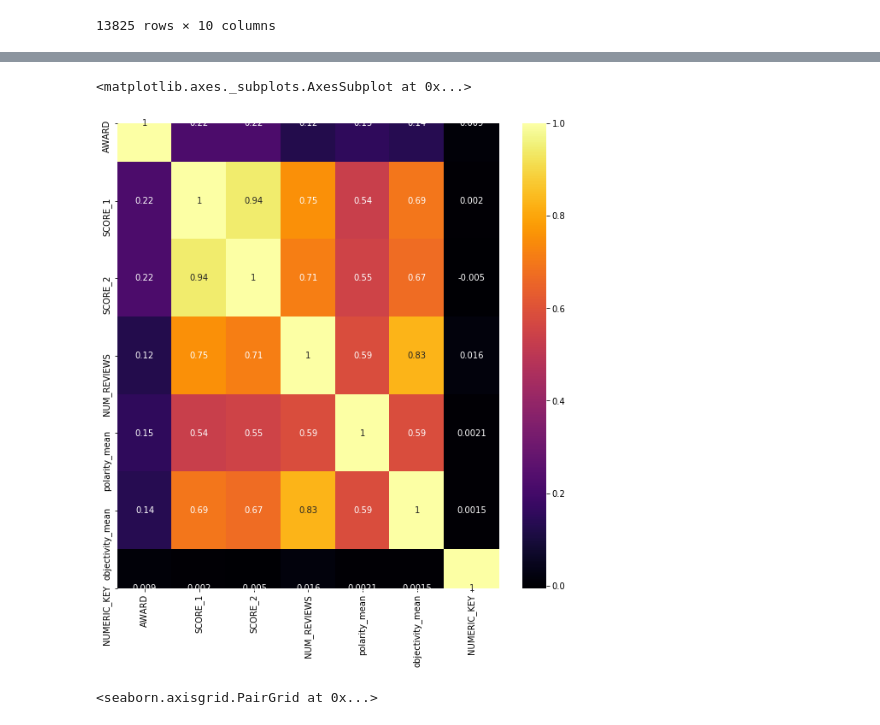
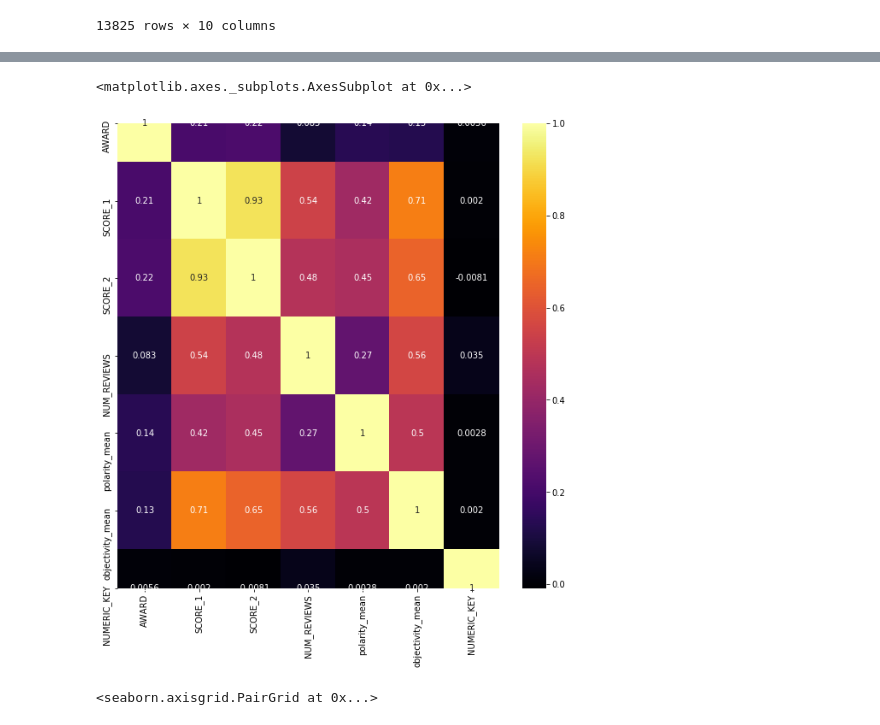
Before and after one commit to thimmis/oscar_winning, a Jupyter notebook: Leo_predictions.ipynb, the cells around one changed output, grey strips where cells are left out. Drawn from its saved outputs; the diff is of its cells as text; code cells hidden in the pictures.

```diff
--- a/Leo_predictions.ipynb
+++ b/Leo_predictions.ipynb
@@ -56,10 +57,10 @@ full_df
 # %%
 plt.figure(figsize=(10,10))
-c = full_df.corr(method='spearman')
+c = full_df.corr(method='pearson')
 sns.heatmap(c,cmap='inferno',annot=True)
 # %% [output]
 <matplotlib.axes._subplots.AxesSubplot at 0x...>
-[figure, old version]
+[figure, new version]
 # %%
 sns.pairplot(data=full_df)
 # %% [output]
```
Also changed, not shown: parts of 65 cells of this notebook.
